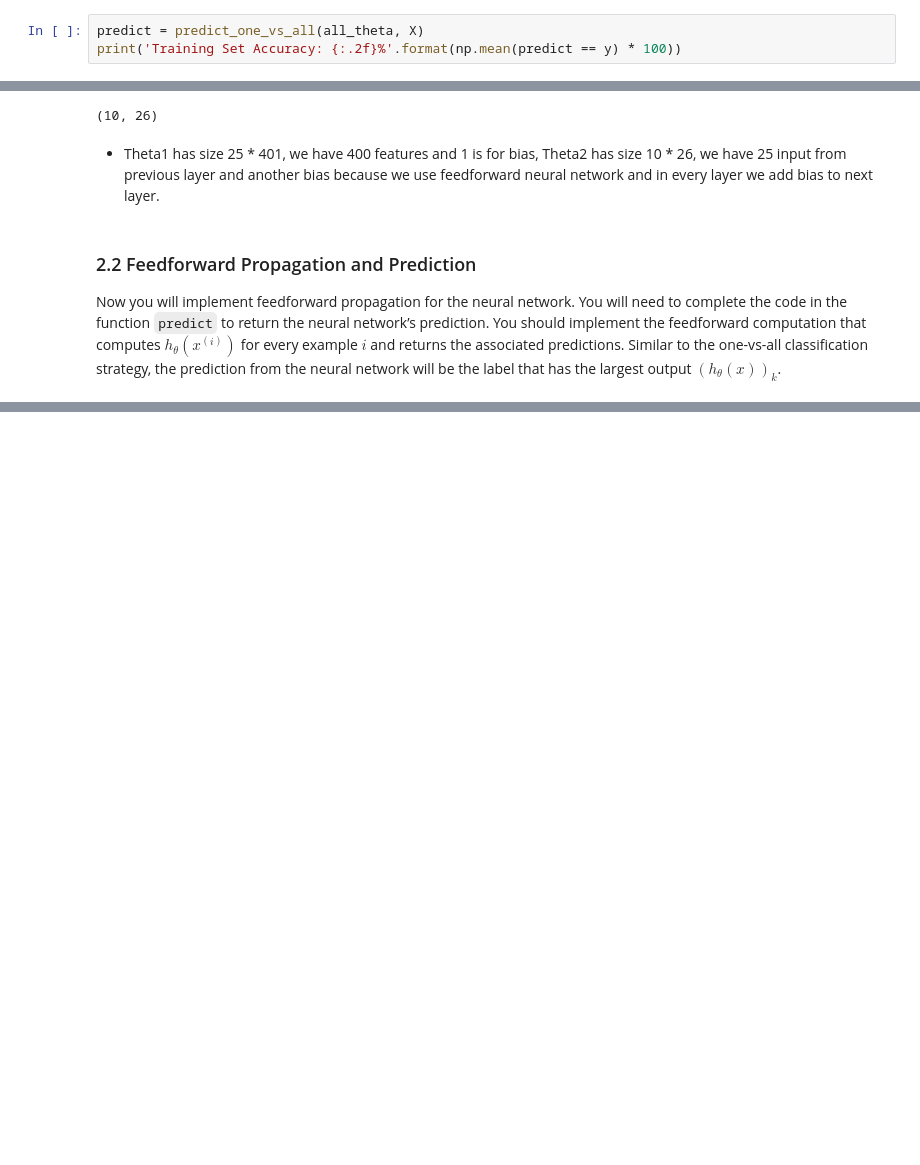
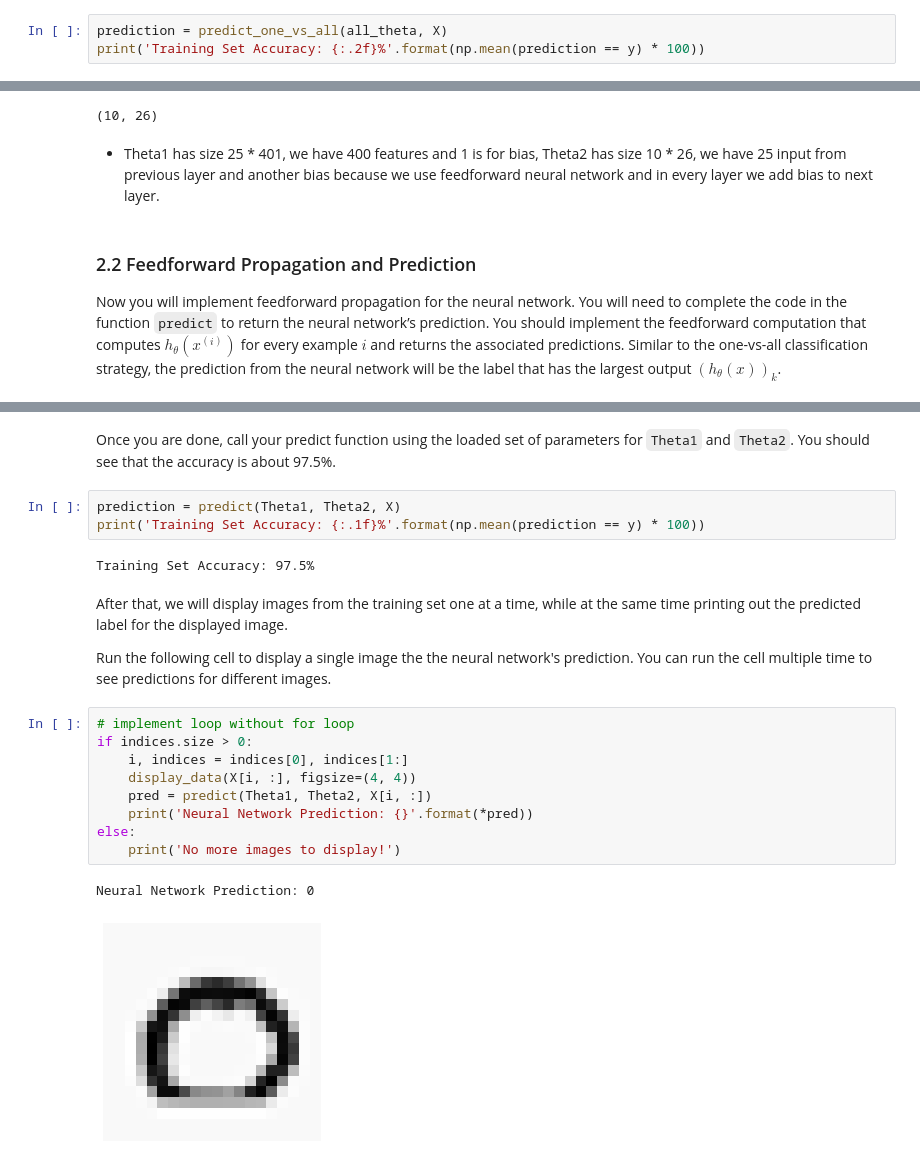
Before and after one commit to SoroushGhaderi/Machine_Learning_Andrew_Ng_exercises_with_Python, a Jupyter notebook: Logistic Regression Multiclass Classification and Neural Networks/Exercise 3 Logistic Regression Regularized and Neural Network.ipynb, the cells around one changed output, grey strips where cells are left out. Saved outputs shown, nothing was run; the diff lists cells and outputs as text; blank space fills up the shorter version.

Commit message:
neural network done

```diff
--- a/Logistic Regression Multiclass Classification and Neural Networks/Exercise 3 Logistic Regression Regularized and Neural Network.ipynb
+++ b/Logistic Regression Multiclass Classification and Neural Networks/Exercise 3 Logistic Regression Regularized and Neural Network.ipynb
@@ -429,8 +429,8 @@ def predict_one_vs_all(all_theta, X):
 # %% [markdown]
 Once you are done, call your `predict_one_vs_all` function using the learned value of $\theta$. You should see that the training set accuracy is about 95.1% (i.e., it classifies 95.1% of the examples in the training set correctly).
 # %%
-predict = predict_one_vs_all(all_theta, X)
-print('Training Set Accuracy: {:.2f}%'.format(np.mean(predict == y) * 100))
+prediction = predict_one_vs_all(all_theta, X)
+print('Training Set Accuracy: {:.2f}%'.format(np.mean(prediction == y) * 100))
 # %% [output]
 Training Set Accuracy: 95.08%
 # %% [markdown]
@@ -511,0 +557,23 @@ Now you will implement feedforward propagation for the neural network. You will
+# %% [markdown]
+Once you are done, call your predict function using the loaded set of parameters for `Theta1` and `Theta2`. You should see that the accuracy is about 97.5%.
+# %%
+prediction = predict(Theta1, Theta2, X)
+print('Training Set Accuracy: {:.1f}%'.format(np.mean(prediction == y) * 100))
+# %% [output]
+Training Set Accuracy: 97.5%
+# %% [markdown]
+After that, we will display images from the training set one at a time, while at the same time printing out the predicted label for the displayed image.
+
+Run the following cell to display a single image the the neural network's prediction. You can run the cell multiple time to see predictions for different images.
+# %%
+# implement loop without for loop
+if indices.size > 0:
+    i, indices = indices[0], indices[1:]
+    display_data(X[i, :], figsize=(4, 4))
+    pred = predict(Theta1, Theta2, X[i, :])
+    print('Neural Network Prediction: {}'.format(*pred))
+else:
+    print('No more images to display!')
+# %% [output]
+Neural Network Prediction: 0
+[figure, added]
```
Also changed, not shown: parts of 3 cells of this notebook.
